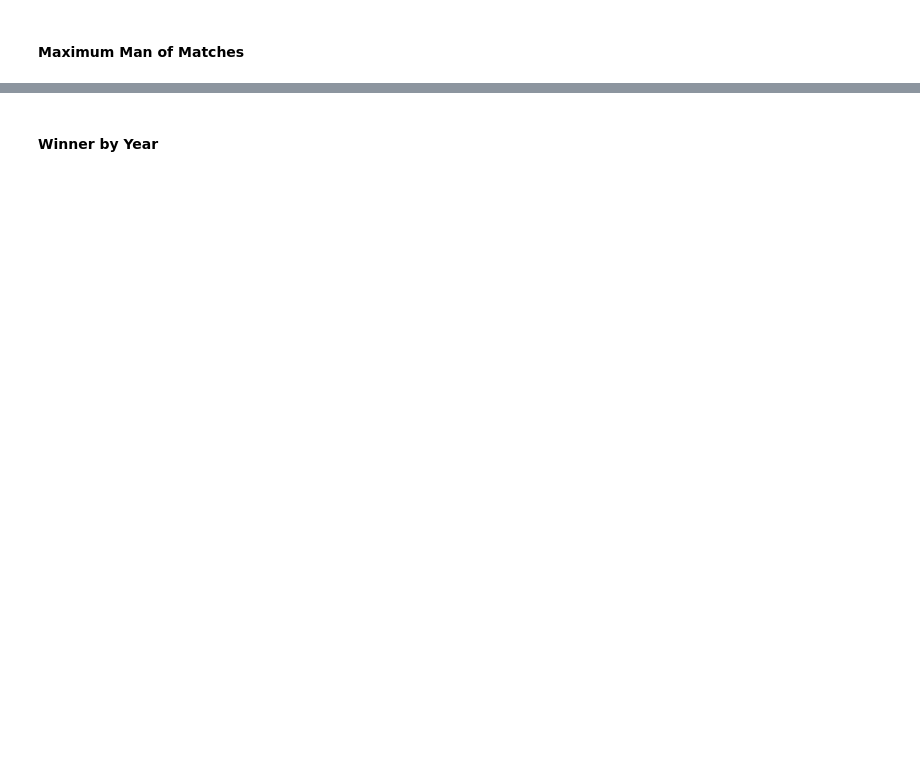
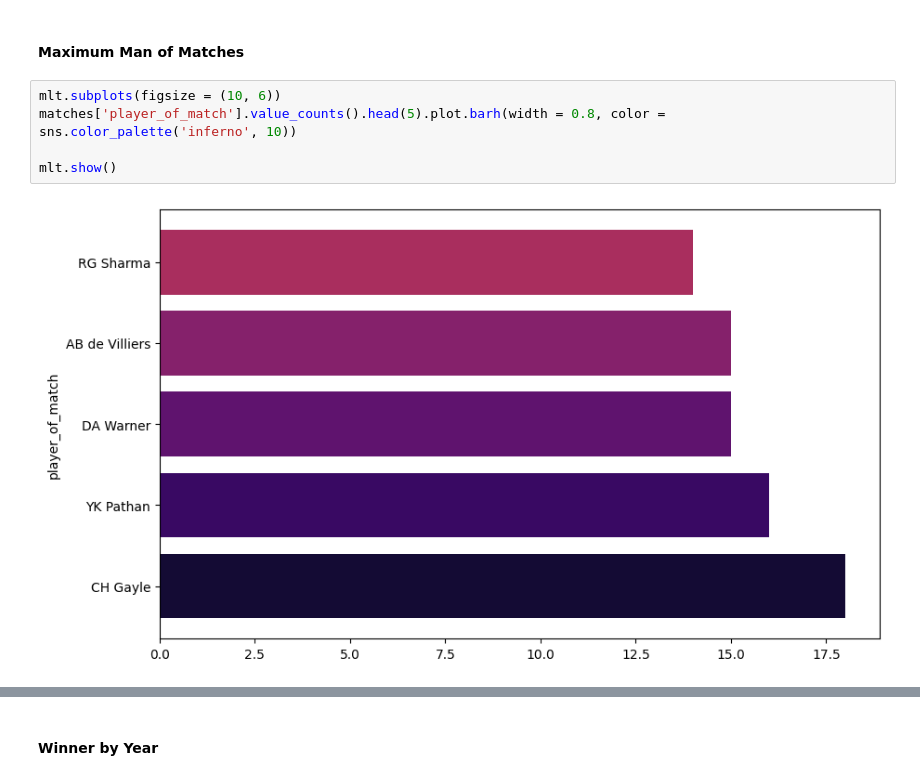
Before and after one commit to DataSphereX/Python_FAI, a Jupyter notebook: IPL_Match_Student.ipynb, the cells around one changed output, grey strips where cells are left out. Saved outputs shown, nothing was run; the diff lists cells and outputs as text; blank space fills up the shorter version.

```diff
--- a/IPL_Match_Student.ipynb
+++ b/IPL_Match_Student.ipynb
@@ -388,2 +406,9 @@ plt.show()
 # %% [markdown]
 #### Maximum Man of Matches
+# %%
+mlt.subplots(figsize = (10, 6))
+matches['player_of_match'].value_counts().head(5).plot.barh(width = 0.8, color = sns.color_palette('inferno', 10))
+
+mlt.show()
+# %% [output]
+[figure, added]
```
Also changed, not shown: parts of 18 cells of this notebook.
